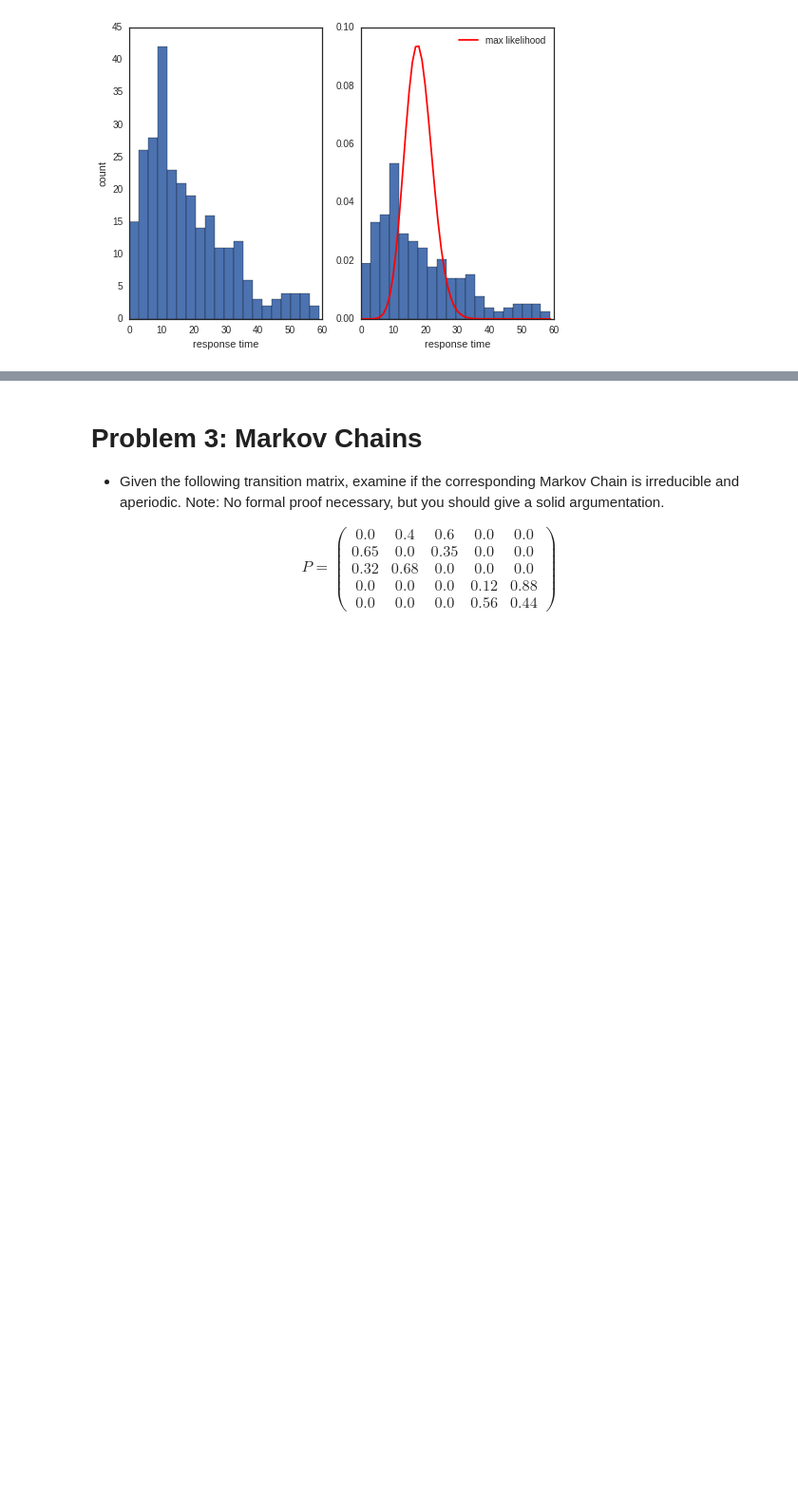
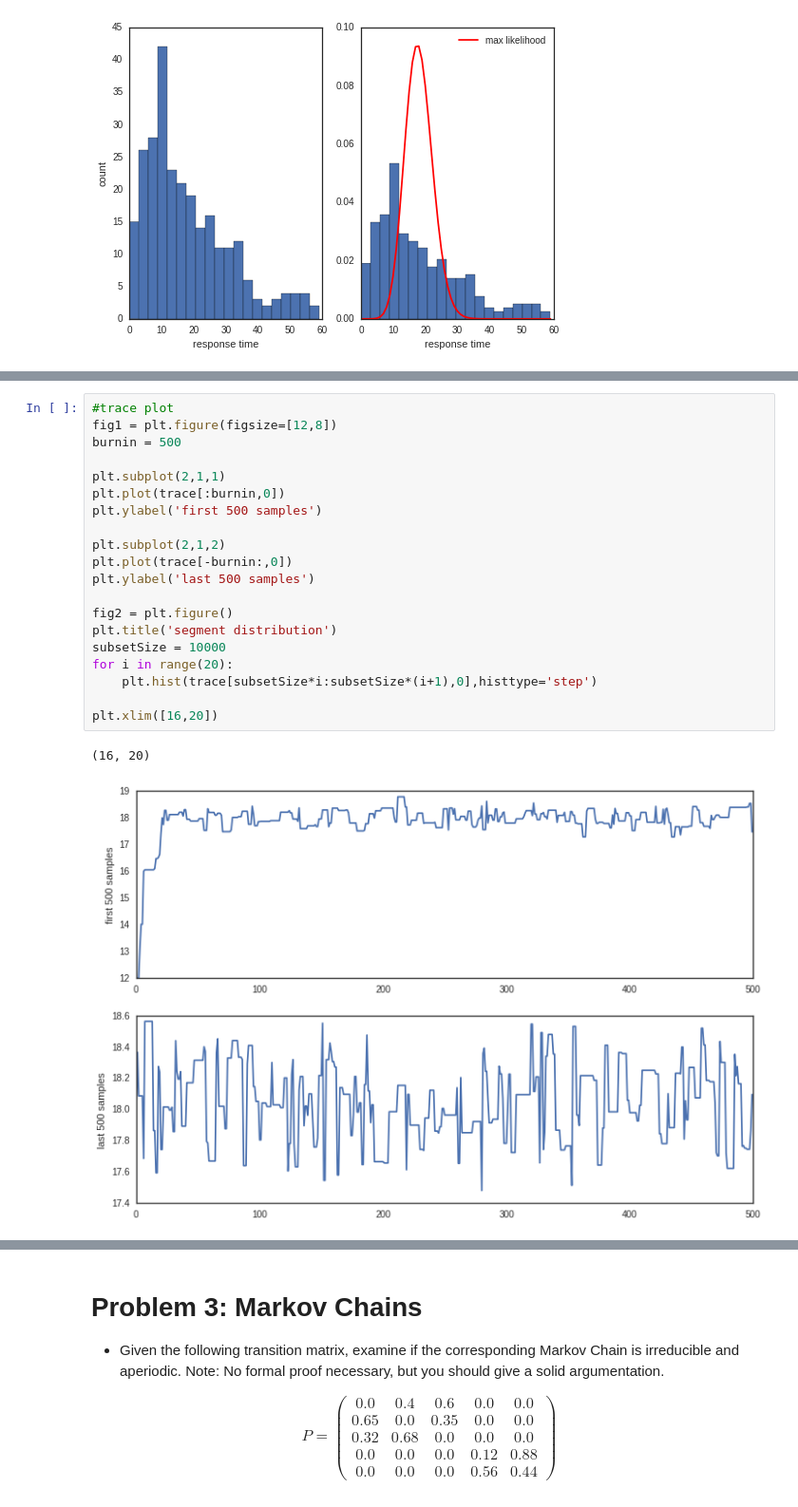
Before and after one commit to kevinchen1000/2016, a Jupyter notebook: Homework/AM207_yufengkevinchen_HW2.ipynb, the cells around one changed output, grey strips where cells are left out. Shown at 95% size. Saved outputs shown, nothing was run; the diff lists cells and outputs as text; blank space fills up the shorter version.

```diff
--- a/Homework/AM207_yufengkevinchen_HW2.ipynb
+++ b/Homework/AM207_yufengkevinchen_HW2.ipynb
@@ -327,0 +373,23 @@ if __name__ =="__main__":
+# %%
+#trace plot
+fig1 = plt.figure(figsize=[12,8])
+burnin = 500
+
+plt.subplot(2,1,1)
+plt.plot(trace[:burnin,0])
+plt.ylabel('first 500 samples')
+
+plt.subplot(2,1,2)
+plt.plot(trace[-burnin:,0])
+plt.ylabel('last 500 samples')
+
+fig2 = plt.figure()
+plt.title('segment distribution')
+subsetSize = 10000
+for i in range(20):
+    plt.hist(trace[subsetSize*i:subsetSize*(i+1),0],histtype='step')
+
+plt.xlim([16,20])
+# %% [output]
+(16, 20)
+[figure, added]
```
Also changed, not shown: parts of 15 cells of this notebook, 1 other file.
